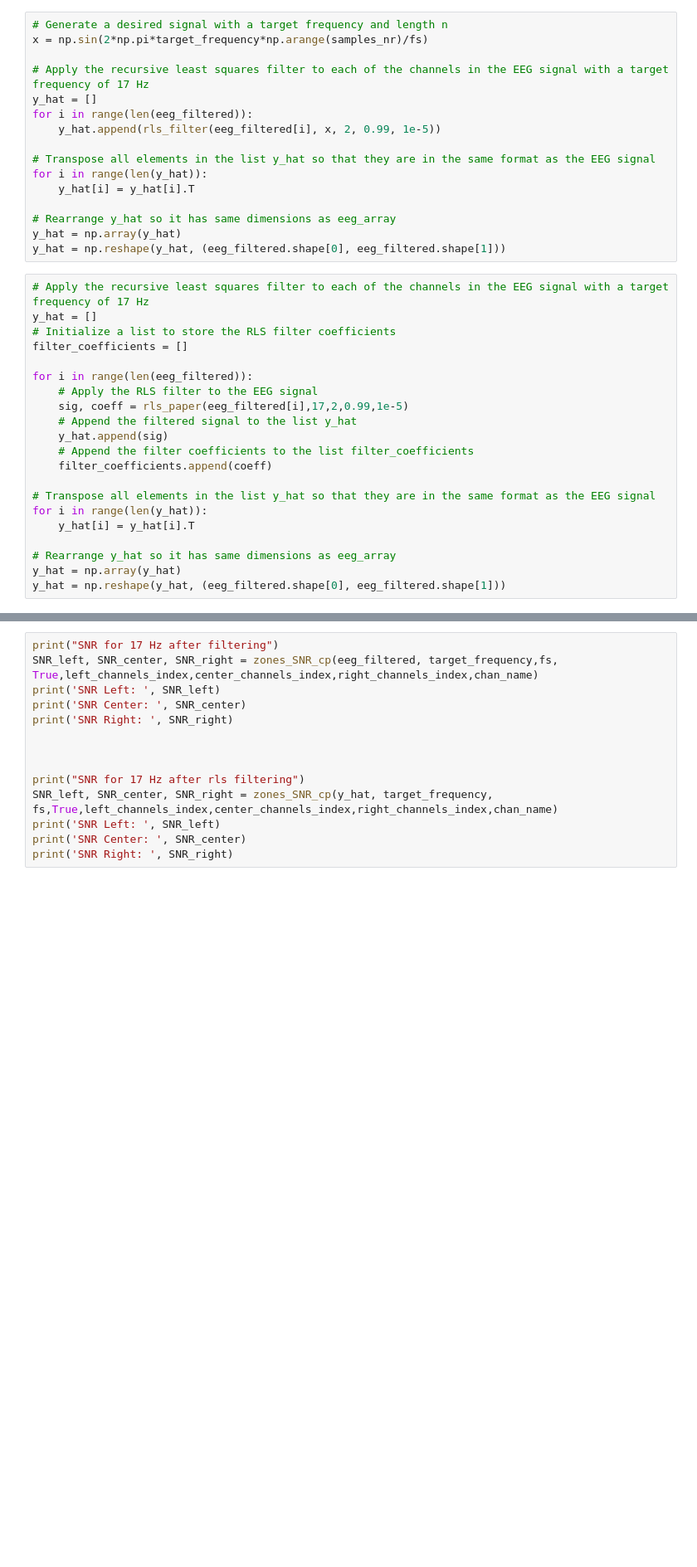
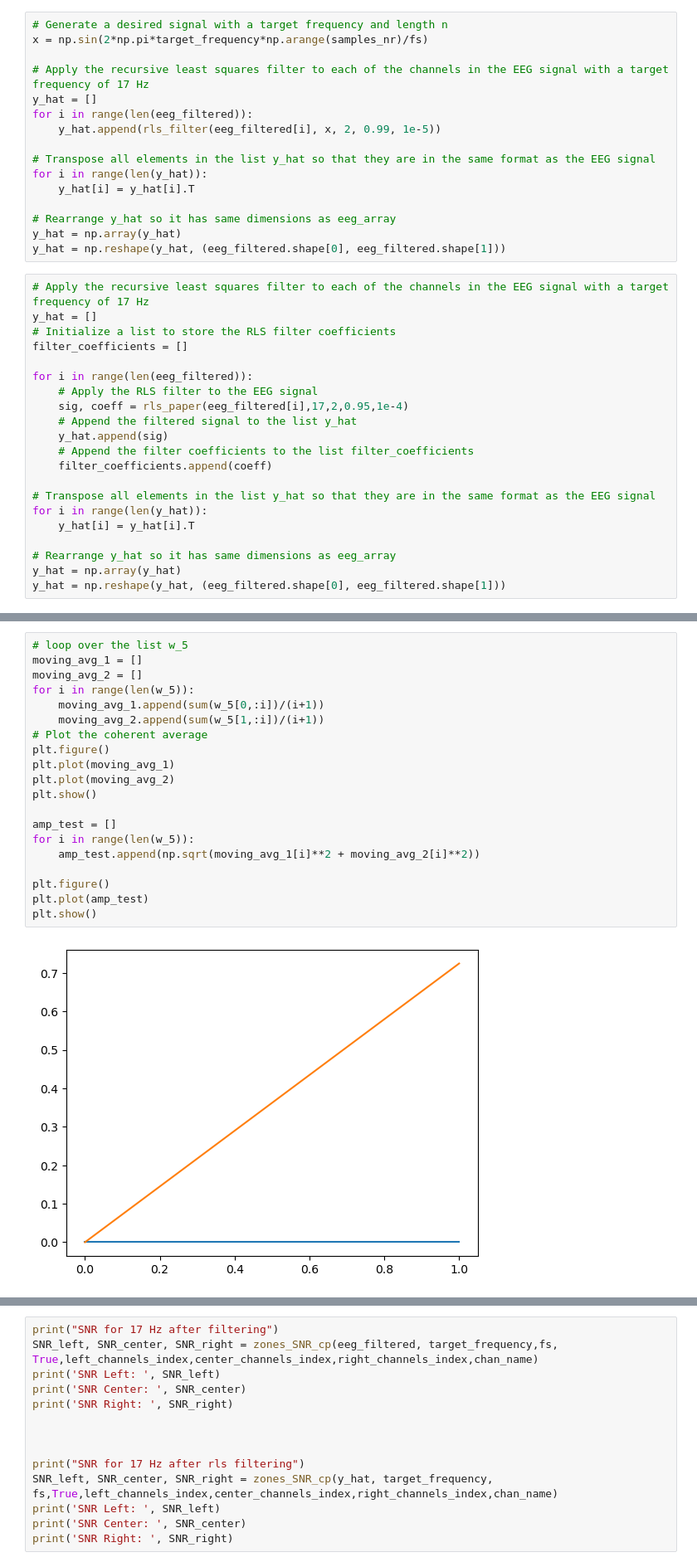
Before and after one commit to alken01/BCI, a Jupyter notebook: recursivefilter.ipynb, the cells around one changed output, grey strips where cells are left out. Shown at 83% size. Drawn from its saved outputs; the diff is of its cells as text; blank space fills up the shorter version.

Commit message:
Added moving average

```diff
--- a/recursivefilter.ipynb
+++ b/recursivefilter.ipynb
@@ -335,7 +336,7 @@ filter_coefficients = []
 
 for i in range(len(eeg_filtered)):
     # Apply the RLS filter to the EEG signal
-    sig, coeff = rls_paper(eeg_filtered[i],17,2,0.99,1e-5)
+    sig, coeff = rls_paper(eeg_filtered[i],17,2,0.95,1e-4)
     # Append the filtered signal to the list y_hat
     y_hat.append(sig)
     # Append the filter coefficients to the list filter_coefficients
@@ -391,0 +435,22 @@ plt.show()
+# %%
+# loop over the list w_5
+moving_avg_1 = []
+moving_avg_2 = []
+for i in range(len(w_5)):
+    moving_avg_1.append(sum(w_5[0,:i])/(i+1))
+    moving_avg_2.append(sum(w_5[1,:i])/(i+1))
+# Plot the coherent average
+plt.figure()
+plt.plot(moving_avg_1)
+plt.plot(moving_avg_2)
+plt.show()
+
+amp_test = []
+for i in range(len(w_5)):
+    amp_test.append(np.sqrt(moving_avg_1[i]**2 + moving_avg_2[i]**2))
+
+plt.figure()
+plt.plot(amp_test)
+plt.show()
+# %% [output]
+[figure, added]
```
Also changed, not shown: parts of 7 cells of this notebook.
